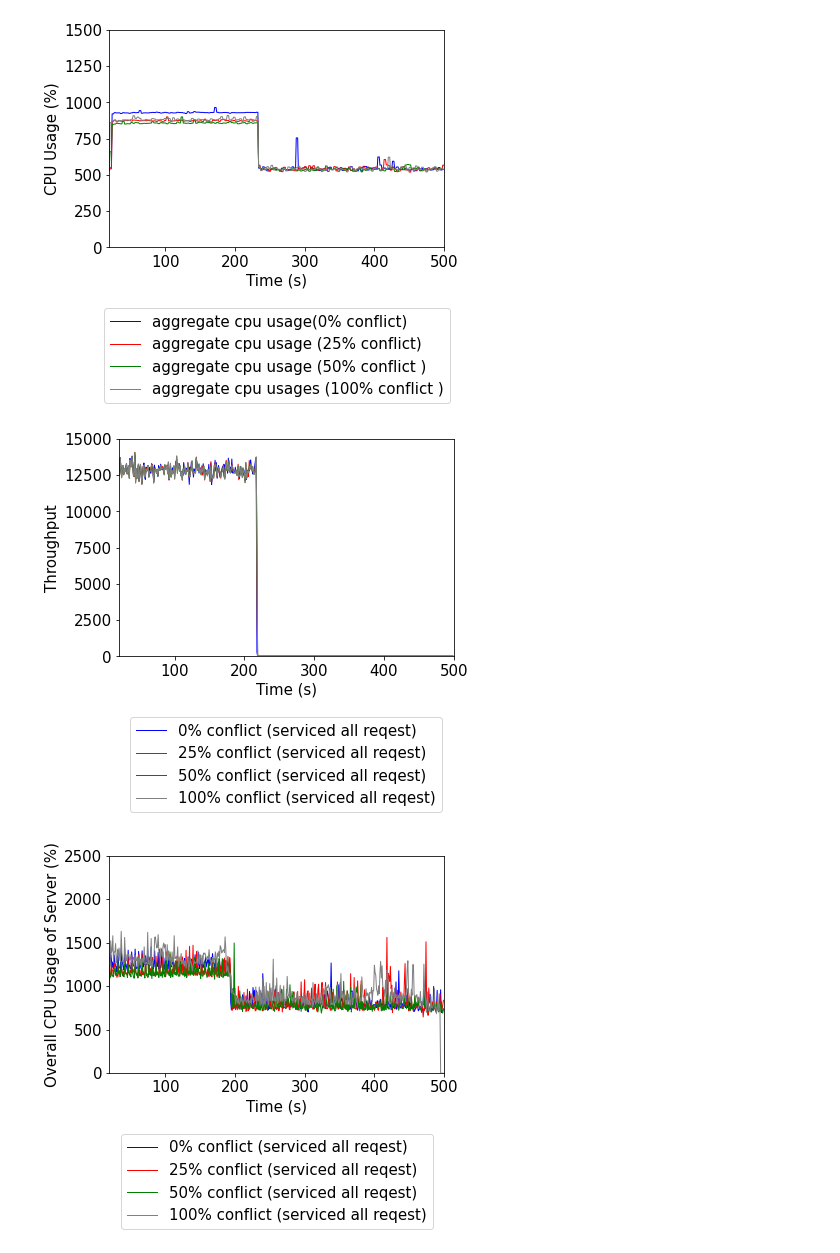
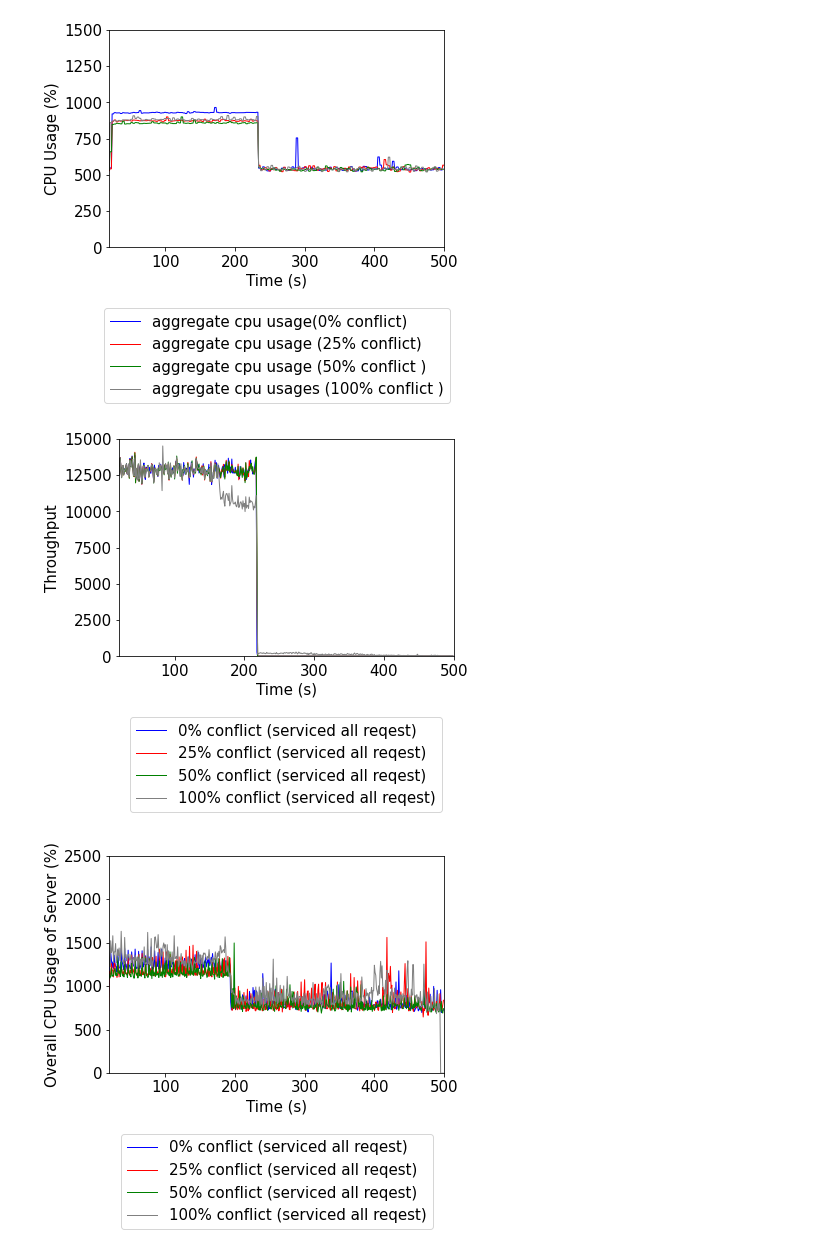
Before and after one commit to Santa-Maria-Shithil/EESYSTEM_TOC, a Jupyter notebook: scripts/All_Figure-Conflict.ipynb, the cells around one changed output. Drawn from its saved outputs; the diff is of its cells as text; code cells hidden in the pictures.

```diff
--- a/scripts/All_Figure-Conflict.ipynb
+++ b/scripts/All_Figure-Conflict.ipynb
@@ -146,26 +146,6 @@ for line in myfile:
 myfile.close()
 
 
-j=0
-myfile = open(path+"ol_overall_cpu_usage_median_zero_conflict.txt")
-for line in myfile:
-    line.strip()
-
-    try:
-            y5.append(float(line))
-            x5.append(j)
-            j=j+1
-            if j==500:
-                break
-
-    except Exception as e:
-        print("Oops!", e.__class__, "occurred.")
-        print("Next entry.")
-        print()
-
-# plotting the points
-myfile.close()
-
 
 
 plt.ylim(0,1500)
@@ -315,7 +295,7 @@ myfile.close()
 
 
 j=0
-myfile = open("ol_tput_fifty_conflict.txt")
+myfile = open("ol_tput_hundred_conflict.txt")
 for line in myfile:
     line.strip()
 
@@ -340,34 +320,34 @@ plt.xlim(20,500)
 SMALL_SIZE = 15
 MEDIUM_SIZE = 10
 BIGGER_SIZE = 12
 
 plt.rc('font', size=SMALL_SIZE)          # controls default text sizes
 plt.rc('axes', titlesize=SMALL_SIZE)     # fontsize of the axes title
 plt.rc('axes', labelsize=SMALL_SIZE)    # fontsize of the x and y labels
 plt.rc('xtick', labelsize=SMALL_SIZE)    # fontsize of the tick labels
 plt.rc('ytick', labelsize=SMALL_SIZE)    # fontsize of the tick labels
 plt.rc('legend', fontsize=SMALL_SIZE)    # legend fontsize
 plt.rc('figure', titlesize=SMALL_SIZE)
 
 
 
 plt.plot(x1, y1, color='blue', linestyle='solid', linewidth = 1, label='0% conflict (serviced all reqest)')
 plt.plot(x2, y2, color='red', linestyle='solid', linewidth = 1, label='25% conflict (serviced all reqest)')
 plt.plot(x3, y3, color='green', linestyle='solid', linewidth = 1, label='50% conflict (serviced all reqest)')
 plt.plot(x4, y4, color='gray', linestyle='solid', linewidth = 1, label='100% conflict (serviced all reqest)')
 
 plt.xlabel('Time (s)')
 # naming the y axis
 plt.ylabel('Throughput')
 
 # giving a title to my graph
 #plt.title('Normalized CPU utilization of MultiPaxos and EPaxos')
 
 plt.legend(loc="lower center", bbox_to_anchor=(0.5, -0.75));
 # function to show the plot
 plt.show()
 # %% [output]
-[figure, old version]
+[figure, new version]
 # %%
 #overall cpu usage at different conflict 15 client
 import matplotlib.pyplot as plt
```
Also changed, not shown: parts of 2 cells of this notebook.
